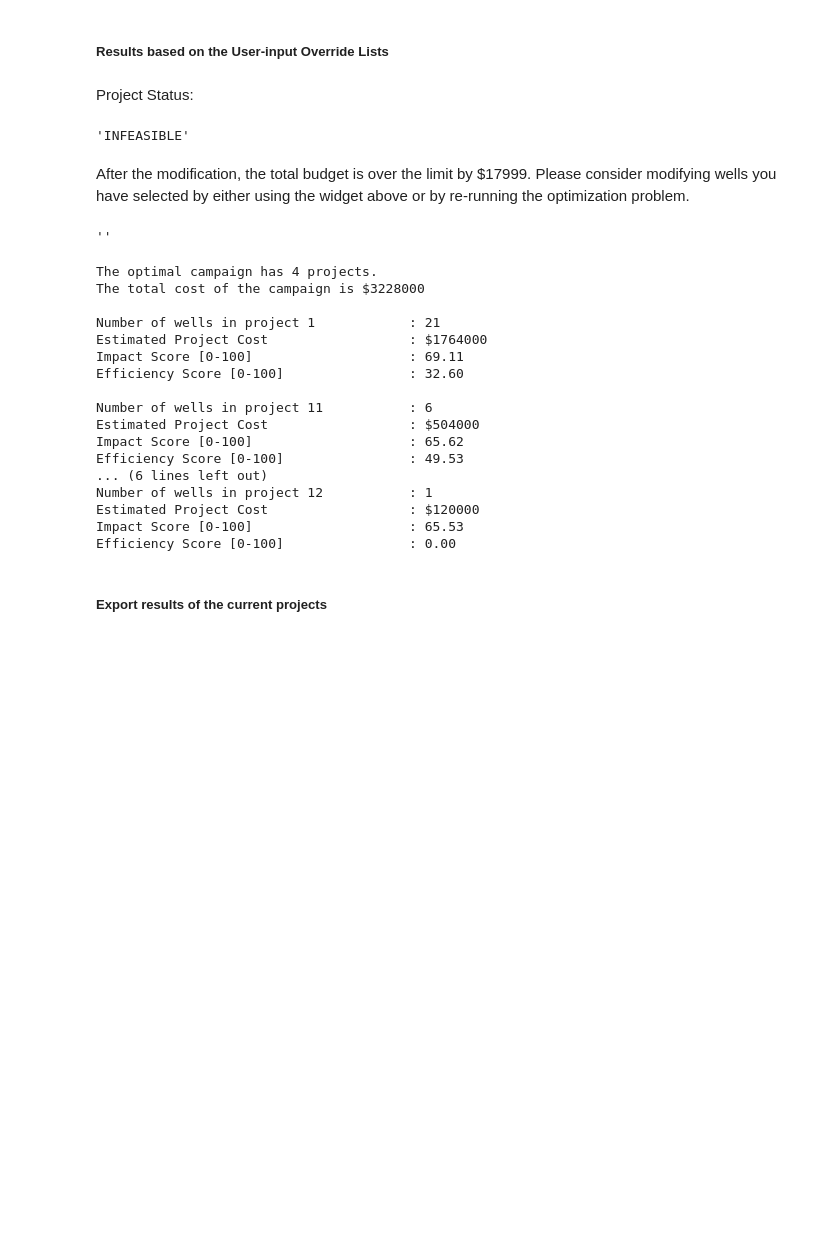
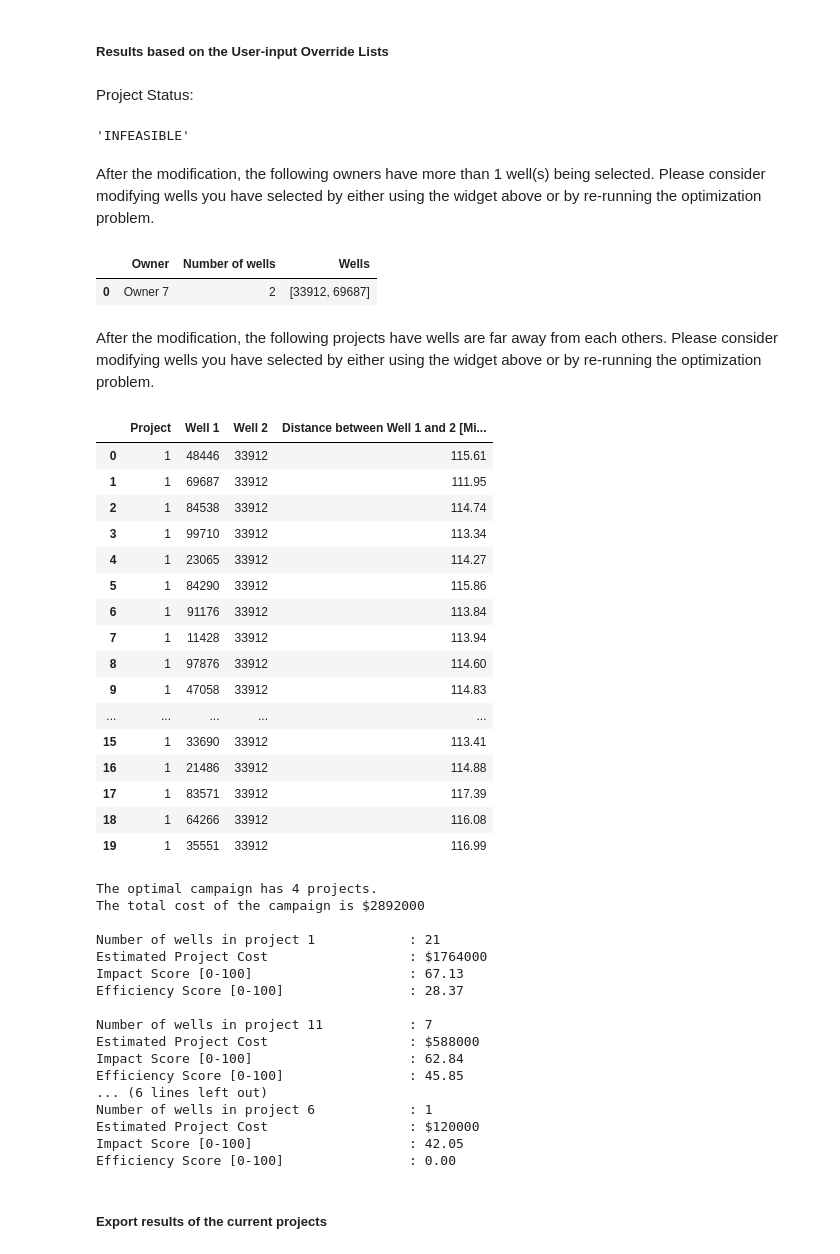
Before and after one commit to ruonanli61/primo-optimizer, a Jupyter notebook: primo/demo/PRIMO - Example_1.ipynb, the cells around one changed output. Cells and saved outputs as stored; diff of their text form; code cells hidden in the pictures; blank space fills up the shorter version.

```diff
--- a/primo/demo/PRIMO - Example_1.ipynb
+++ b/primo/demo/PRIMO - Example_1.ipynb
@@ -652,34 +572,57 @@ Choice 52884 has been added to the list of selections
 ##### Results based on the User-input Override Lists
 # %%
 from primo.utils.override_utils import OverrideCampaign
-override_selections = override_widget.return_value()
-campaign = OverrideCampaign(override_selections,gas_model_inputs,opt_campaign_gas.clusters_dict,eff_metrics)
-violation_dict = campaign.violation_info()
-for msg,df in violation_dict.items():
+override_selections_gas = override_widget_gas.return_value()
+campaign_gas = OverrideCampaign(override_selections_gas,gas_model_inputs,opt_campaign_gas.clusters_dict,eff_metrics)
+violation_info_dict_gas = campaign_gas.violation_info()
+for msg,df in violation_info_dict_gas.items():
     display(Markdown(msg),df)
-campaign.recalculate()
+campaign_gas.recalculate()
 # %% [output]
 Project Status:
 'INFEASIBLE'
- After the modification, the total budget is over the limit by $17999. Please consider modifying wells you have selected by either using the widget above or by re-running the optimization problem.
+ After the modification, the following owners have more than 1 well(s)
+                                being selected. Please consider modifying wells you have selected by either using the widget above or by re-running
+                                the optimization problem.
+|  | Owner | Number of wells | Wells |
+| 0 | Owner 7 | 2 | [33912, 69687] |
+ After the modification, the following projects have wells are far away from each others.
+                                Please consider modifying wells you have selected by either using the widget above or by
+                                re-running the optimization problem.
+|  | Project | Well 1 | Well 2 | Distance between Well 1 and 2 [Mi... |
+| 0 | 1 | 48446 | 33912 | 115.61 |
+| 1 | 1 | 69687 | 33912 | 111.95 |
+| 2 | 1 | 84538 | 33912 | 114.74 |
+| 3 | 1 | 99710 | 33912 | 113.34 |
+| 4 | 1 | 23065 | 33912 | 114.27 |
+| 5 | 1 | 84290 | 33912 | 115.86 |
+| 6 | 1 | 91176 | 33912 | 113.84 |
+| 7 | 1 | 11428 | 33912 | 113.94 |
+| 8 | 1 | 97876 | 33912 | 114.60 |
+| 9 | 1 | 47058 | 33912 | 114.83 |
+| ... | ... | ... | ... | ... |
+| 15 | 1 | 33690 | 33912 | 113.41 |
+| 16 | 1 | 21486 | 33912 | 114.88 |
+| 17 | 1 | 83571 | 33912 | 117.39 |
+| 18 | 1 | 64266 | 33912 | 116.08 |
+| 19 | 1 | 35551 | 33912 | 116.99 |
-''
+The optimal campaign has 4 projects.
+The total cost of the campaign is $2892000
+
+Number of wells in project 1            : 21
+Estimated Project Cost                  : $1764000
+Impact Score [0-100]                    : 67.13
+Efficiency Score [0-100]                : 28.37
+
+Number of wells in project 11           : 7
+Estimated Project Cost                  : $588000
+Impact Score [0-100]                    : 62.84
+Efficiency Score [0-100]                : 45.85
+... (6 lines left out)
+Number of wells in project 6            : 1
+Estimated Project Cost                  : $120000
+Impact Score [0-100]                    : 42.05
+Efficiency Score [0-100]                : 0.00
-The optimal campaign has 4 projects.
-The total cost of the campaign is $3228000
-
-Number of wells in project 1            : 21
-Estimated Project Cost                  : $1764000
-Impact Score [0-100]                    : 69.11
-Efficiency Score [0-100]                : 32.60
-
-Number of wells in project 11           : 6
-Estimated Project Cost                  : $504000
-Impact Score [0-100]                    : 65.62
-Efficiency Score [0-100]                : 49.53
-... (6 lines left out)
-Number of wells in project 12           : 1
-Estimated Project Cost                  : $120000
-Impact Score [0-100]                    : 65.53
-Efficiency Score [0-100]                : 0.00
 # %% [markdown]
 ##### Export results of the current projects
 # %%
```
Also changed, not shown: parts of 28 cells of this notebook.
